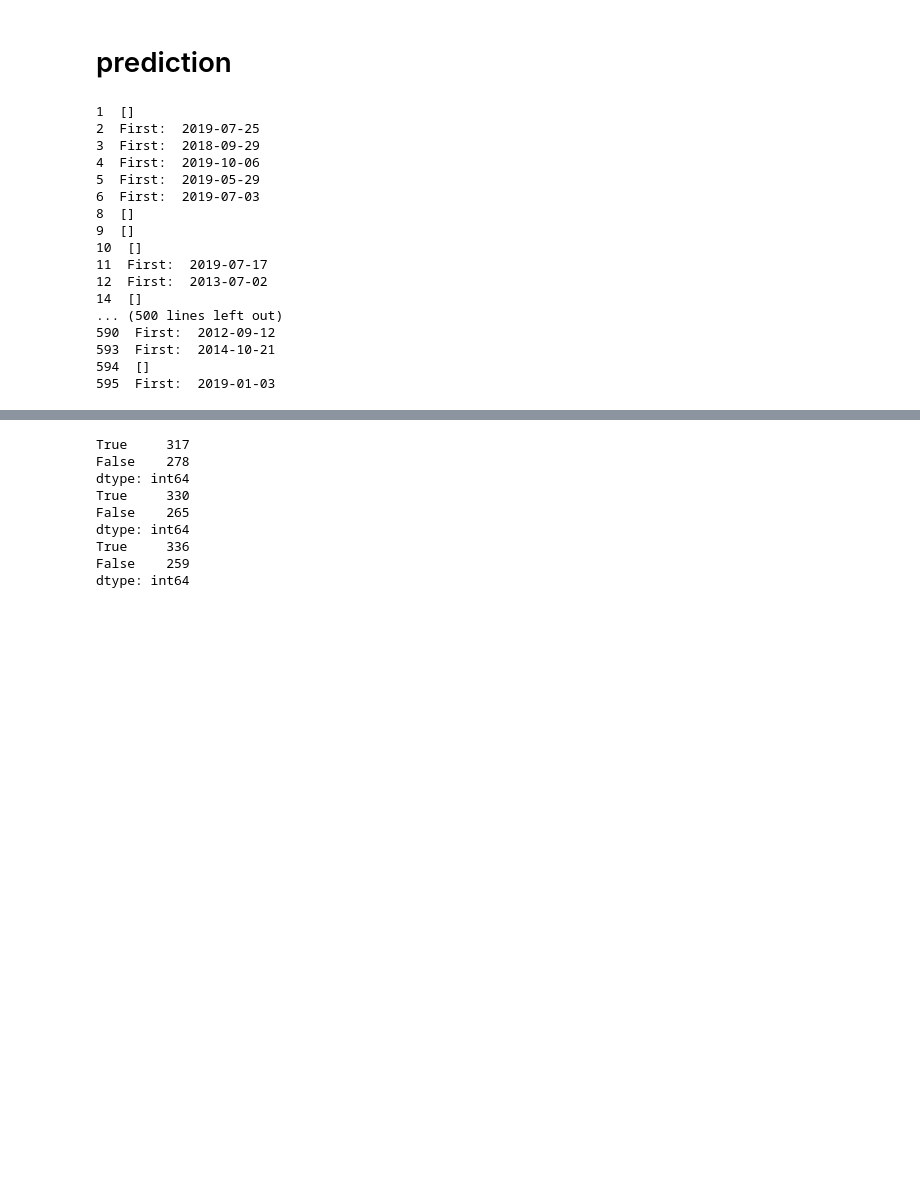
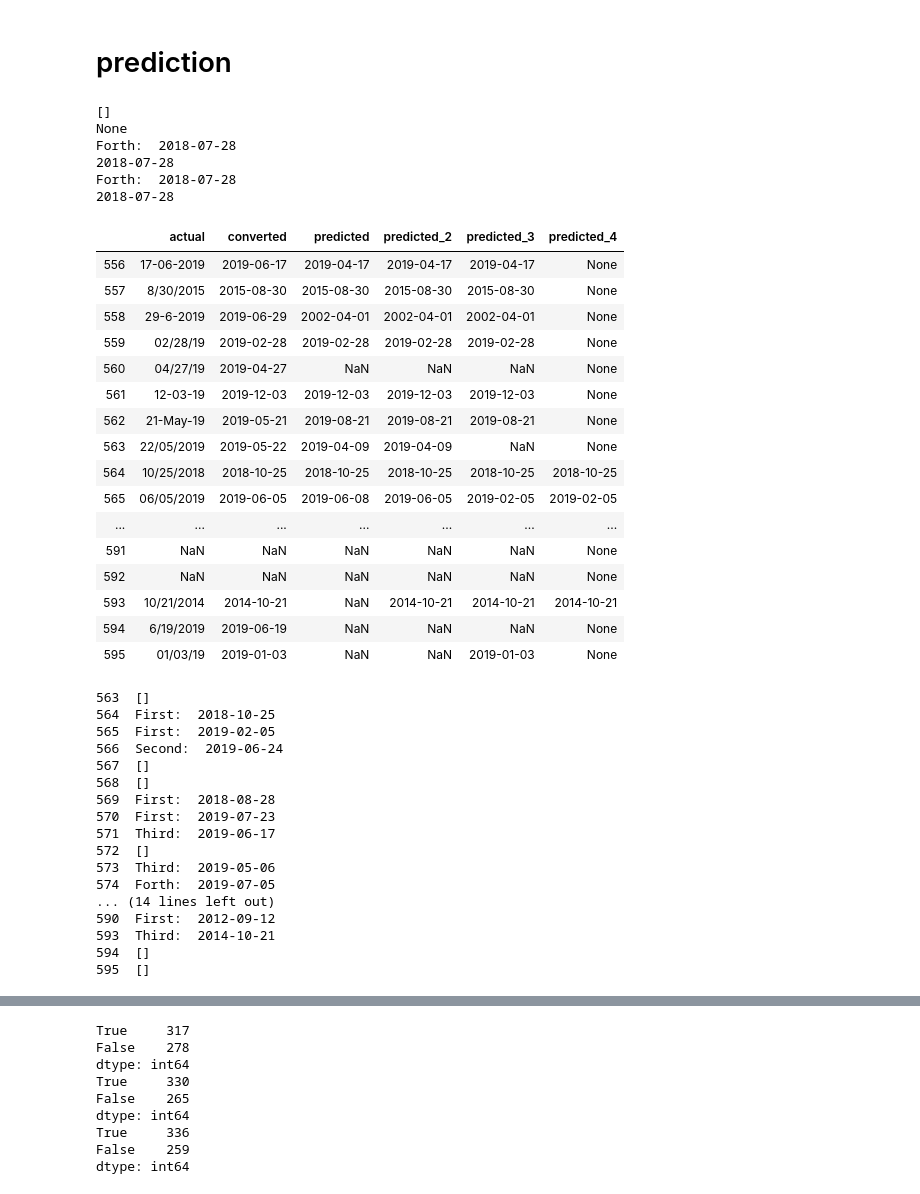
Before and after one commit to Girrajjangid/Machine-learning-projects-deployment, a Jupyter notebook: 03. TextExtractor_OCR(Deploy_AWS)/3. Preprocess (Accuracy tweaking).ipynb, the cells around one changed output, grey strips where cells are left out. Cells and saved outputs as stored; diff of their text form; code cells hidden in the pictures; blank space fills up the shorter version.

```diff
--- a/03. TextExtractor_OCR(Deploy_AWS)/3. Preprocess (Accuracy tweaking).ipynb
+++ b/03. TextExtractor_OCR(Deploy_AWS)/3. Preprocess (Accuracy tweaking).ipynb
@@ -343,32 +359,65 @@ z =list(set(map(lambda x: x.strip(),ll[0].split('\n'))))
 
 finding_date(z)
 # %%
-raw['predicted_3'] = None
+raw['predicted_4'] = None
 # %% [markdown]
 # prediction
 # %%
 data['predicted_3'] = None
+# %%
+path = "images/575.jpeg"
+l = [3,5,7]
+for i in l:
+    date = globalfindingdate(i,path)
+    print(date)
+# %% [output]
+[]
+None
+Forth:  2018-07-28
+2018-07-28
+Forth:  2018-07-28
+2018-07-28
+# %%
+raw.tail(40)
+# %% [output]
+|  | actual | converted | predicted | predicted_2 | predicted_3 | predicted_4 |
+| 556 | 17-06-2019 | 2019-06-17 | 2019-04-17 | 2019-04-17 | 2019-04-17 | None |
+| 557 | 8/30/2015 | 2015-08-30 | 2015-08-30 | 2015-08-30 | 2015-08-30 | None |
+| 558 | 29-6-2019 | 2019-06-29 | 2002-04-01 | 2002-04-01 | 2002-04-01 | None |
+| 559 | 02/28/19 | 2019-02-28 | 2019-02-28 | 2019-02-28 | 2019-02-28 | None |
+| 560 | 04/27/19 | 2019-04-27 | NaN | NaN | NaN | None |
+| 561 | 12-03-19 | 2019-12-03 | 2019-12-03 | 2019-12-03 | 2019-12-03 | None |
+| 562 | 21-May-19 | 2019-05-21 | 2019-08-21 | 2019-08-21 | 2019-08-21 | None |
+| 563 | 22/05/2019 | 2019-05-22 | 2019-04-09 | 2019-04-09 | NaN | None |
+| 564 | 10/25/2018 | 2018-10-25 | 2018-10-25 | 2018-10-25 | 2018-10-25 | 2018-10-25 |
+| 565 | 06/05/2019 | 2019-06-05 | 2019-06-08 | 2019-06-05 | 2019-02-05 | 2019-02-05 |
+| ... | ... | ... | ... | ... | ... | ... |
+| 591 | NaN | NaN | NaN | NaN | NaN | None |
+| 592 | NaN | NaN | NaN | NaN | NaN | None |
+| 593 | 10/21/2014 | 2014-10-21 | NaN | 2014-10-21 | 2014-10-21 | 2014-10-21 |
+| 594 | 6/19/2019 | 2019-06-19 | NaN | NaN | NaN | None |
+| 595 | 01/03/19 | 2019-01-03 | NaN | NaN | 2019-01-03 | None |
 # %%
-for i in data.converted[data.converted.notnull()].index:
+for i in raw.converted[raw.converted.notnull()].index[-30:]:
     path = "images/" + str(i) + ".jpeg"
     print(i,end='  ')
     date = globalfindingdate(path)
-    data.loc[i,'predicted_3'] = date
+    raw.loc[i,'predicted_4'] = date
 # %% [output]
-1  []
-2  First:  2019-07-25
-3  First:  2018-09-29
-4  First:  2019-10-06
-5  First:  2019-05-29
-6  First:  2019-07-03
-8  []
-9  []
-10  []
-11  First:  2019-07-17
-12  First:  2013-07-02
-14  []
-... (500 lines left out)
+563  []
+564  First:  2018-10-25
+565  First:  2019-02-05
+566  Second:  2019-06-24
+567  []
+568  []
+569  First:  2018-08-28
+570  First:  2019-07-23
+571  Third:  2019-06-17
+572  []
+573  Third:  2019-05-06
+574  Forth:  2019-07-05
+... (14 lines left out)
 590  First:  2012-09-12
-593  First:  2014-10-21
+593  Third:  2014-10-21
 594  []
-595  First:  2019-01-03
+595  []
```
Also changed, not shown: parts of 8 cells of this notebook, 1 other file.
